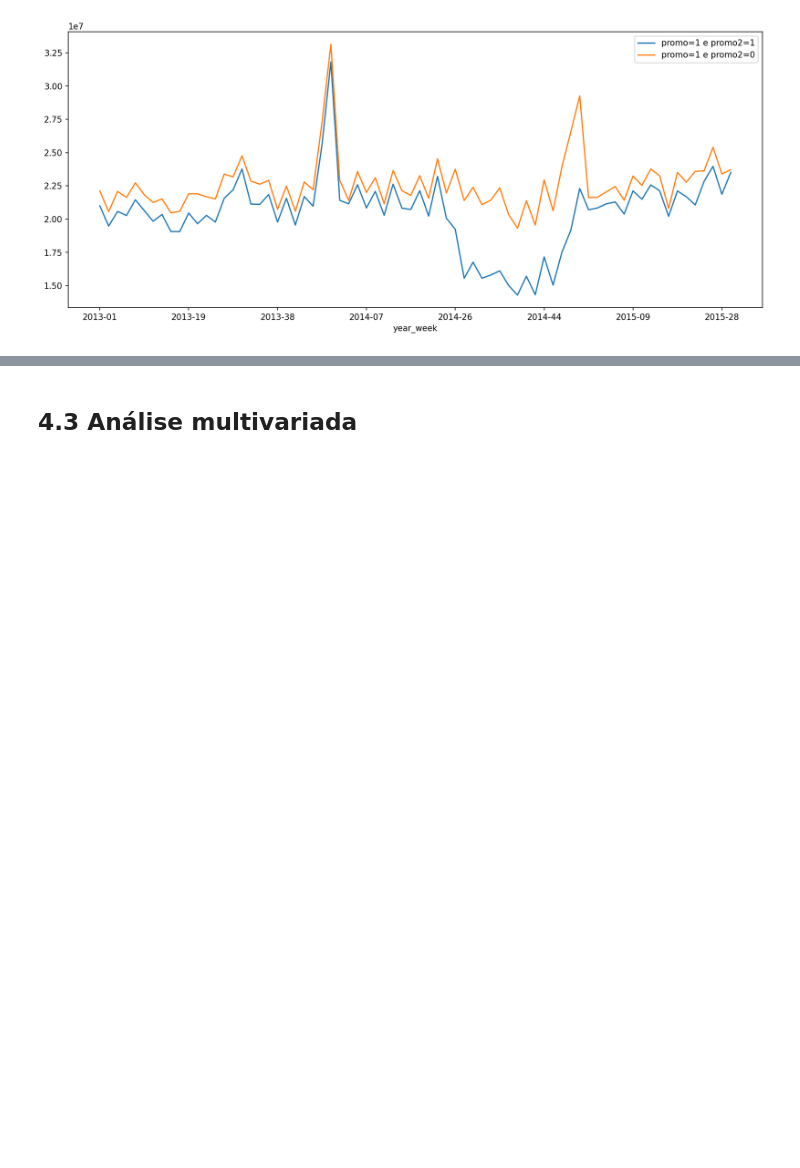
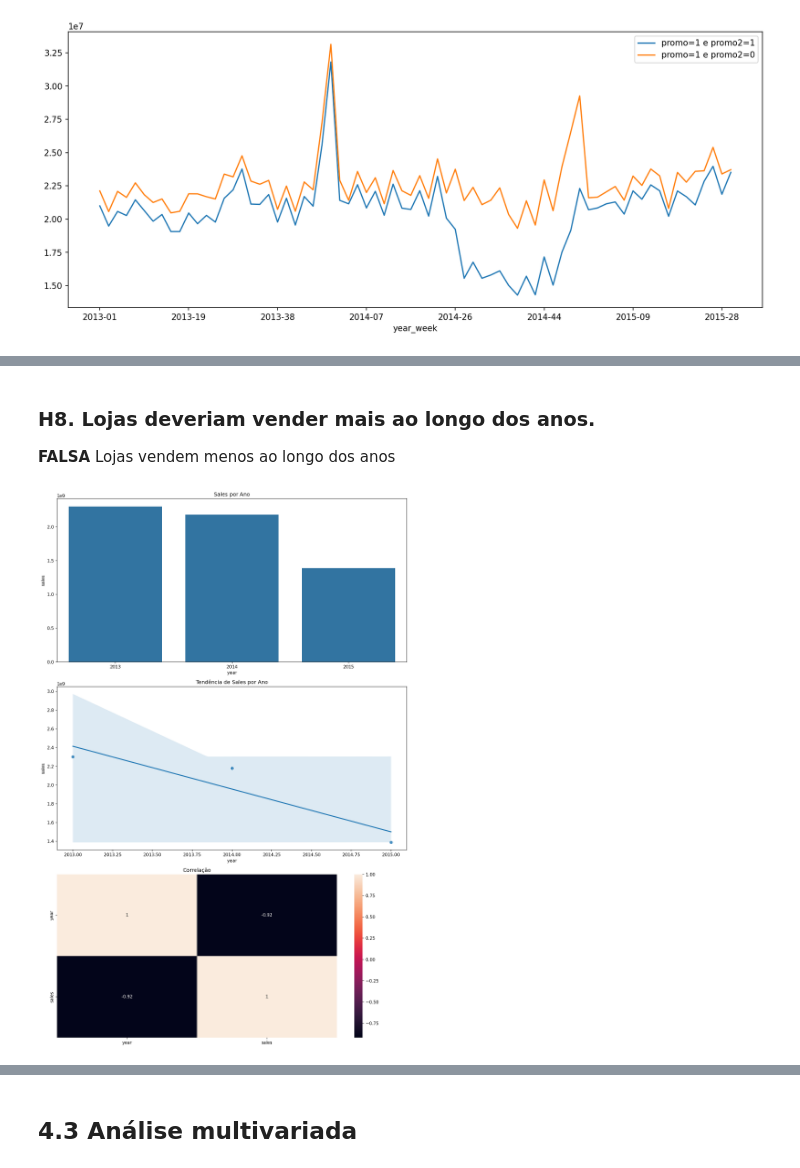
Before and after one commit to Eduardo7copasx/DS_producao, a Jupyter notebook: Projeto/projeto.ipynb, the cells around one changed output, grey strips where cells are left out. Cells and saved outputs as stored; diff of their text form; code cells hidden in the pictures; blank space fills up the shorter version.

```diff
--- a/Projeto/projeto.ipynb
+++ b/Projeto/projeto.ipynb
@@ -610,0 +622,22 @@ plt.show()
+# %% [markdown]
+### H8. Lojas deveriam vender mais ao longo dos anos.
+
+**FALSA** Lojas vendem menos ao longo dos anos
+# %%
+aux1 = df4[['year','sales']].groupby('year').sum().reset_index()
+
+fig, axes = plt.subplots(3, 1, figsize=(12, 18))
+
+sns.barplot(x='year', y='sales', data=aux1, ax=axes[0])
+axes[0].set_title('Sales por Ano')
+
+sns.regplot(x='year', y='sales', data=aux1, ax=axes[1])
+axes[1].set_title('Tendência de Sales por Ano')
+
+sns.heatmap(aux1.corr(method='pearson'), annot=True, ax=axes[2])
+axes[2].set_title('Correlação')
+
+plt.tight_layout()
+plt.show()
+# %% [output]
+[figure, added]
```
Also changed, not shown: parts of 11 cells of this notebook.
